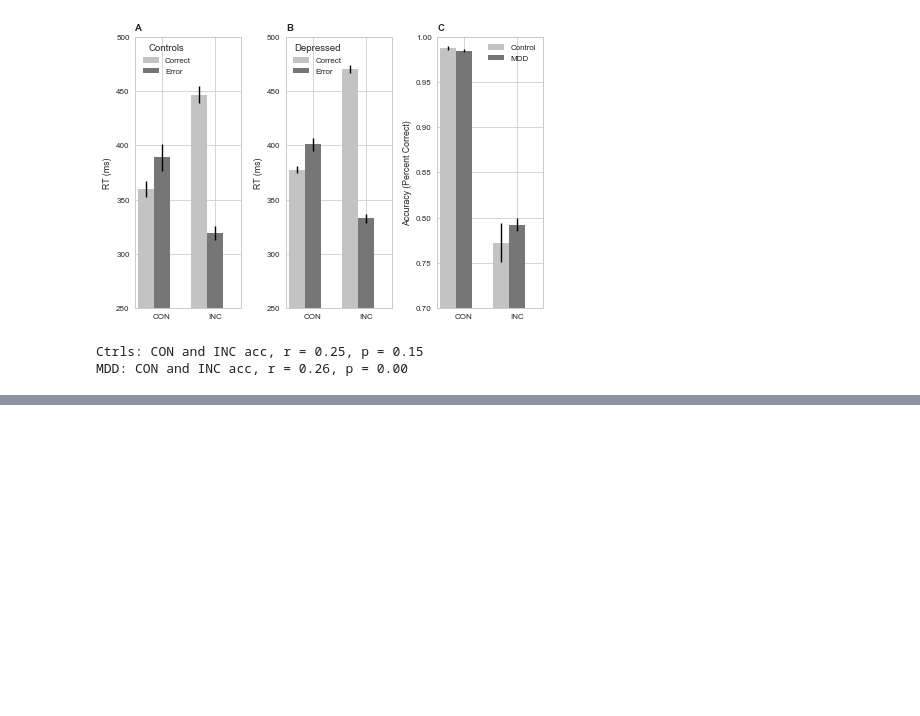
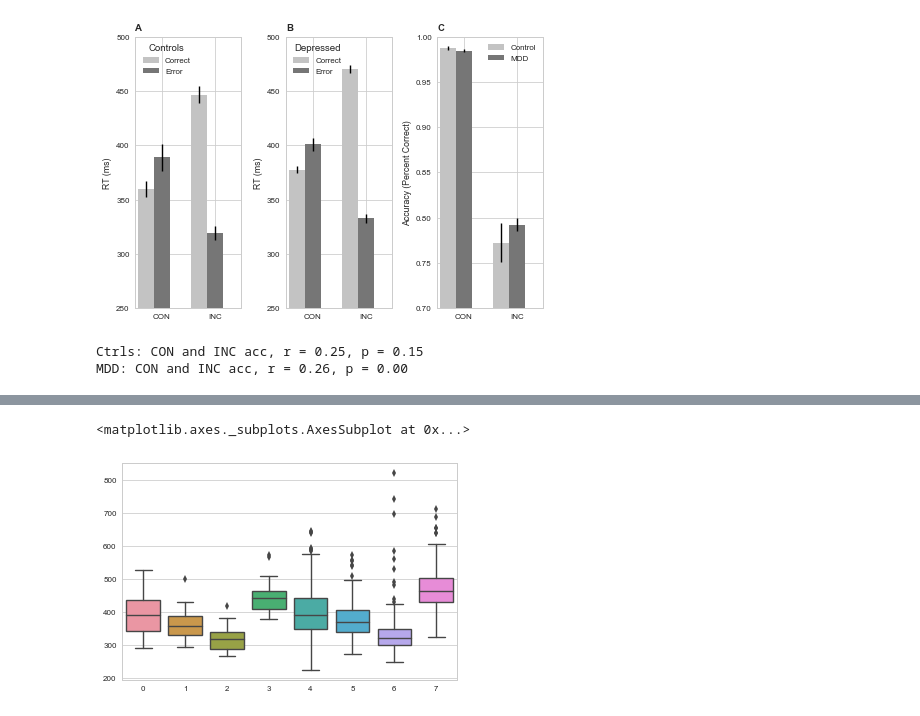
Before and after one commit to vlawlor/EMBARC-Flanker, a Jupyter notebook: Flanker.ipynb, the cells around one changed output, grey strips where cells are left out. Cells and saved outputs as stored; diff of their text form; code cells hidden in the pictures; blank space fills up the shorter version.

```diff
--- a/Flanker.ipynb
+++ b/Flanker.ipynb
@@ -1075,6 +1073,8 @@ alternative hypothesis: true difference in means is not equal to 0
 sample estimates:
 mean in group CTL mean in group MDD
          5.676535          9.759232
+# %%
+flk_ddm_clin_s1 = pd.read_csv('/Users/mlm2/Work/Expts/EMBARC/Data/Flanker/Processed/EMBARC_Flk_DDM_Clin_s1_Mar-01-0207PM-2017.csv')
 # %%
 # Get trial-level data for subjects who pass the flanker qc check
 flk_ddm_use = flk_ddm_clin_s1[~flk_ddm_clin_s1.ProjectSpecificID.isin(flk_qc_fails)]
@@ -1353,0 +1472,49 @@ grpMDD:sINC  0.167  0.000  0.000  0.000 -0.204 -0.940
+# %%
+# Now a boxplot on RT--see below. Interesting, shows that RT is faster for correct vs. incorrect CON trials, while
+# RT is slower for correct vs. incorrect INC trials. Similar pattern in both groups
+
+# First, group the RT data
+flk_rt_grpd = flk_ddm_use_clean.groupby(['group','stimulus','accuracy','ProjectSpecificID'])['rt'].mean()
+
+# Set-up containers for summary stats by Group x Stimulus x Accuracy
+ctrl_con_err = []
+ctrl_con_corr = []
+ctrl_inc_err = []
+ctrl_inc_corr = []
+
+mdd_con_err = []
+mdd_con_corr = []
+mdd_inc_err = []
+mdd_inc_corr = []
+
+# Fill the containers
+for key in flk_rt_grpd.keys():
+
+    # Gather the controls' data
+    if key[0] == 'CTL' and key[1] == 'CON' and key[2] == 0.0:
+        ctrl_con_err.append(flk_rt_grpd[key])
+    elif key[0] == 'CTL' and key[1] == 'CON' and key[2] == 1.0:
+        ctrl_con_corr.append(flk_rt_grpd[key])
+    elif key[0] == 'CTL' and key[1] == 'INC' and key[2] == 0.0:
+        ctrl_inc_err.append(flk_rt_grpd[key])
+    elif key[0] == 'CTL' and key[1] == 'INC' and key[2] == 1.0:
+        ctrl_inc_corr.append(flk_rt_grpd[key])
+
+    # Now the MDD data
+    if key[0] == 'MDD' and key[1] == 'CON' and key[2] == 0.0:
+        mdd_con_err.append(flk_rt_grpd[key])
+    elif key[0] == 'MDD' and key[1] == 'CON' and key[2] == 1.0:
+        mdd_con_corr.append(flk_rt_grpd[key])
+    elif key[0] == 'MDD' and key[1] == 'INC' and key[2] == 0.0:
+        mdd_inc_err.append(flk_rt_grpd[key])
+    elif key[0] == 'MDD' and key[1] == 'INC' and key[2] == 1.0:
+        mdd_inc_corr.append(flk_rt_grpd[key])
+
+flk_rt_4plot = [ctrl_con_err, ctrl_con_corr, ctrl_inc_err, ctrl_inc_corr,
+                mdd_con_err, mdd_con_corr, mdd_inc_err, mdd_inc_corr]
+
+sns.boxplot(data = flk_rt_4plot,names=['C_con_0','C_con_1','C_inc_0','C_inc_1',
+                'D_con_0','D_con_1','D_inc_0','D_inc_1'])
+# %% [output]
+<matplotlib.axes._subplots.AxesSubplot at 0x...>
+[figure, added]
```
Also changed, not shown: parts of 43 cells of this notebook.
